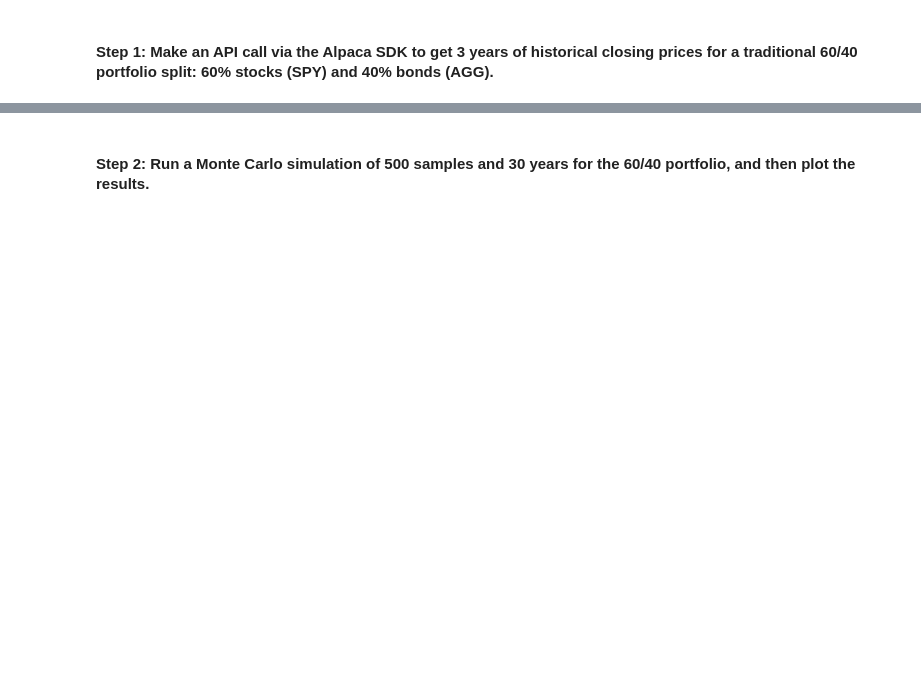
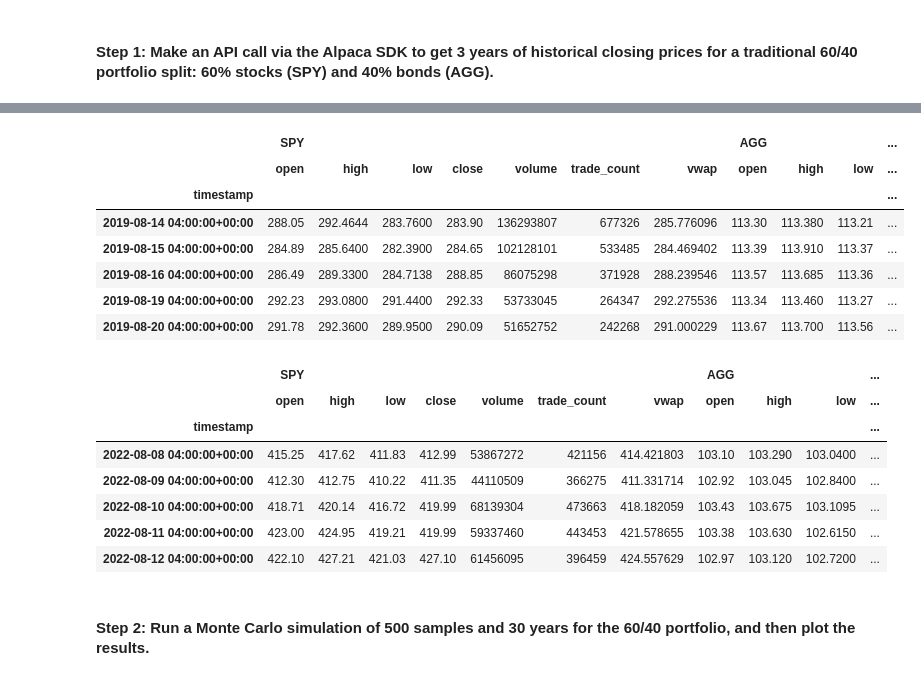
Before and after one commit to mmarovich/financial_planner, a Jupyter notebook: financial_planning_tools.ipynb, the cells around one changed output, grey strips where cells are left out. Drawn from its saved outputs; the diff is of its cells as text; code cells hidden in the pictures; blank space fills up the shorter version.

```diff
--- a/financial_planning_tools.ipynb
+++ b/financial_planning_tools.ipynb
@@ -422,20 +433,43 @@ In this section, you’ll use the MCForecastTools library to create a Monte Carl
 # %%
 # Use the Alpaca get_bars function to make the API call to get the 3 years worth of pricing data
 # The tickers and timeframe parameters should have been set in Part 1 of this activity
 # The start and end dates should be updated with the information set above
 # Remember to add the df property to the end of the call so the response is returned as a DataFrame
-# YOUR CODE HERE
+prices_df = alpaca.get_bars(
+    tickers,
+    timeframe,
+    start = start_date,
+    end = end_date
+).df
 
 # Reorganize the DataFrame
 # Separate ticker data
-# YOUR CODE HERE
+SPY = prices_df[prices_df['symbol']=='SPY'].drop('symbol', axis=1)
+AGG = prices_df[prices_df['symbol']=='AGG'].drop('symbol', axis=1)
 
 # Concatenate the ticker DataFrames
-# YOUR CODE HERE
+prices_df = pd.concat([SPY, AGG], axis=1, keys=["SPY","AGG"])
 
 # Display both the first and last five rows of the DataFrame
-# YOUR CODE HERE
-# YOUR CODE HERE
+display(prices_df.head())
+display(prices_df.tail())
+# %% [output]
+|  | SPY |  |  |  |  |  |  | AGG |  |  | ... |
+|  | open | high | low | close | volume | trade_count | vwap | open | high | low | ... |
+| timestamp |  |  |  |  |  |  |  |  |  |  | ... |
+| 2019-08-14 04:00:00+00:00 | 288.05 | 292.4644 | 283.7600 | 283.90 | 136293807 | 677326 | 285.776096 | 113.30 | 113.380 | 113.21 | ... |
+| 2019-08-15 04:00:00+00:00 | 284.89 | 285.6400 | 282.3900 | 284.65 | 102128101 | 533485 | 284.469402 | 113.39 | 113.910 | 113.37 | ... |
+| 2019-08-16 04:00:00+00:00 | 286.49 | 289.3300 | 284.7138 | 288.85 | 86075298 | 371928 | 288.239546 | 113.57 | 113.685 | 113.36 | ... |
+| 2019-08-19 04:00:00+00:00 | 292.23 | 293.0800 | 291.4400 | 292.33 | 53733045 | 264347 | 292.275536 | 113.34 | 113.460 | 113.27 | ... |
+| 2019-08-20 04:00:00+00:00 | 291.78 | 292.3600 | 289.9500 | 290.09 | 51652752 | 242268 | 291.000229 | 113.67 | 113.700 | 113.56 | ... |
+|  | SPY |  |  |  |  |  |  | AGG |  |  | ... |
+|  | open | high | low | close | volume | trade_count | vwap | open | high | low | ... |
+| timestamp |  |  |  |  |  |  |  |  |  |  | ... |
+| 2022-08-08 04:00:00+00:00 | 415.25 | 417.62 | 411.83 | 412.99 | 53867272 | 421156 | 414.421803 | 103.10 | 103.290 | 103.0400 | ... |
+| 2022-08-09 04:00:00+00:00 | 412.30 | 412.75 | 410.22 | 411.35 | 44110509 | 366275 | 411.331714 | 102.92 | 103.045 | 102.8400 | ... |
+| 2022-08-10 04:00:00+00:00 | 418.71 | 420.14 | 416.72 | 419.99 | 68139304 | 473663 | 418.182059 | 103.43 | 103.675 | 103.1095 | ... |
+| 2022-08-11 04:00:00+00:00 | 423.00 | 424.95 | 419.21 | 419.99 | 59337460 | 443453 | 421.578655 | 103.38 | 103.630 | 102.6150 | ... |
+| 2022-08-12 04:00:00+00:00 | 422.10 | 427.21 | 421.03 | 427.10 | 61456095 | 396459 | 424.557629 | 102.97 | 103.120 | 102.7200 | ... |
 # %% [markdown]
 #### Step 2: Run a Monte Carlo simulation of 500 samples and 30 years for the 60/40 portfolio, and then plot the results.
 # %%
```
Also changed, not shown: parts of 19 cells of this notebook.
